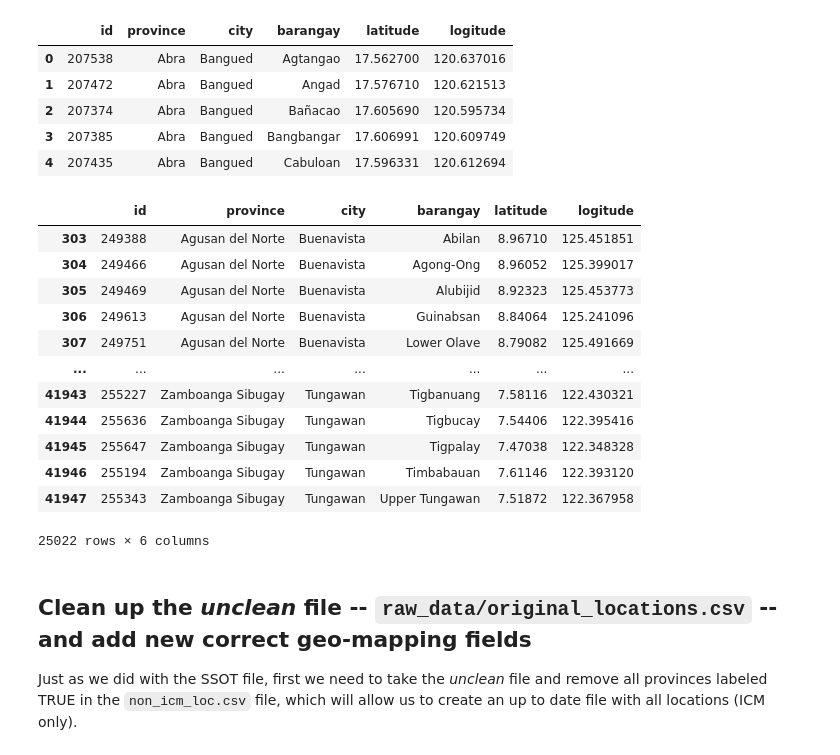
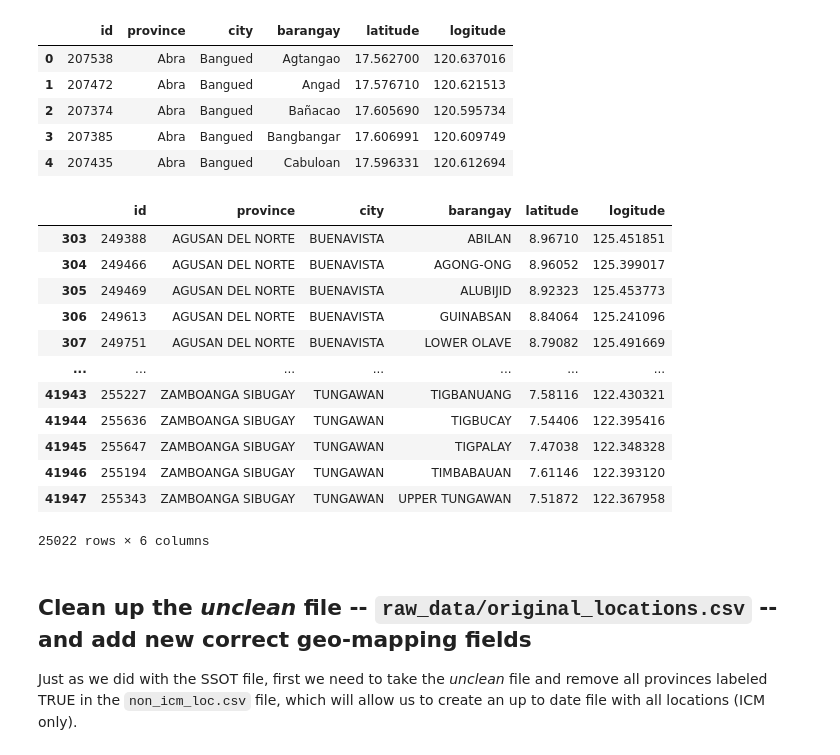
Before and after one commit to caremin-tech/ph-mapping, a Jupyter notebook: data_cleaning_workstream/data_cleaning_workbook.ipynb, the cells around one changed output. Cells and saved outputs as stored; diff of their text form; code cells hidden in the pictures.

```diff
--- a/data_cleaning_workstream/data_cleaning_workbook.ipynb
+++ b/data_cleaning_workstream/data_cleaning_workbook.ipynb
@@ -54,27 +55,37 @@ new_locations_base_df.head()
 # %%
 # removing all rows from `new_locations_base_df` that appear in `non_icm_base_df`
 ssot_df = new_locations_base_df[
     (new_locations_base_df["province"].isin(non_icm_base_df["province"]) != True)
 ]
 
+# capitalizing all needed fields to facilitate later matching
+ssot_df = ssot_df.apply(
+    lambda x: x.astype(str).str.upper() if (x.dtype == "object") else x
+)
+
+# getting rid of all whitespace just to be sure
+ssot_df = ssot_df.apply(
+    lambda x: x.astype(str).str.strip() if (x.dtype == "object") else x
+)
+
 # saving out the ssot_df for logging / future use purposes
 ssot_df.to_csv(path_or_buf="processed_data/ssot_df.csv", index=False)
 
 # inspecting the filtered data
 ssot_df
 # %% [output]
 |  | id | province | city | barangay | latitude | logitude |
-| 303 | 249388 | Agusan del Norte | Buenavista | Abilan | 8.96710 | 125.451851 |
-| 304 | 249466 | Agusan del Norte | Buenavista | Agong-Ong | 8.96052 | 125.399017 |
-| 305 | 249469 | Agusan del Norte | Buenavista | Alubijid | 8.92323 | 125.453773 |
-| 306 | 249613 | Agusan del Norte | Buenavista | Guinabsan | 8.84064 | 125.241096 |
-| 307 | 249751 | Agusan del Norte | Buenavista | Lower Olave | 8.79082 | 125.491669 |
+| 303 | 249388 | AGUSAN DEL NORTE | BUENAVISTA | ABILAN | 8.96710 | 125.451851 |
+| 304 | 249466 | AGUSAN DEL NORTE | BUENAVISTA | AGONG-ONG | 8.96052 | 125.399017 |
+| 305 | 249469 | AGUSAN DEL NORTE | BUENAVISTA | ALUBIJID | 8.92323 | 125.453773 |
+| 306 | 249613 | AGUSAN DEL NORTE | BUENAVISTA | GUINABSAN | 8.84064 | 125.241096 |
+| 307 | 249751 | AGUSAN DEL NORTE | BUENAVISTA | LOWER OLAVE | 8.79082 | 125.491669 |
 | ... | ... | ... | ... | ... | ... | ... |
-| 41943 | 255227 | Zamboanga Sibugay | Tungawan | Tigbanuang | 7.58116 | 122.430321 |
-| 41944 | 255636 | Zamboanga Sibugay | Tungawan | Tigbucay | 7.54406 | 122.395416 |
-| 41945 | 255647 | Zamboanga Sibugay | Tungawan | Tigpalay | 7.47038 | 122.348328 |
-| 41946 | 255194 | Zamboanga Sibugay | Tungawan | Timbabauan | 7.61146 | 122.393120 |
-| 41947 | 255343 | Zamboanga Sibugay | Tungawan | Upper Tungawan | 7.51872 | 122.367958 |
+| 41943 | 255227 | ZAMBOANGA SIBUGAY | TUNGAWAN | TIGBANUANG | 7.58116 | 122.430321 |
+| 41944 | 255636 | ZAMBOANGA SIBUGAY | TUNGAWAN | TIGBUCAY | 7.54406 | 122.395416 |
+| 41945 | 255647 | ZAMBOANGA SIBUGAY | TUNGAWAN | TIGPALAY | 7.47038 | 122.348328 |
+| 41946 | 255194 | ZAMBOANGA SIBUGAY | TUNGAWAN | TIMBABAUAN | 7.61146 | 122.393120 |
+| 41947 | 255343 | ZAMBOANGA SIBUGAY | TUNGAWAN | UPPER TUNGAWAN | 7.51872 | 122.367958 |
 25022 rows × 6 columns
 # %% [markdown]
 ## Clean up the *unclean* file -- `raw_data/original_locations.csv` -- and add new correct geo-mapping fields
```
Also changed, not shown: parts of 23 cells of this notebook, 3 other files.
